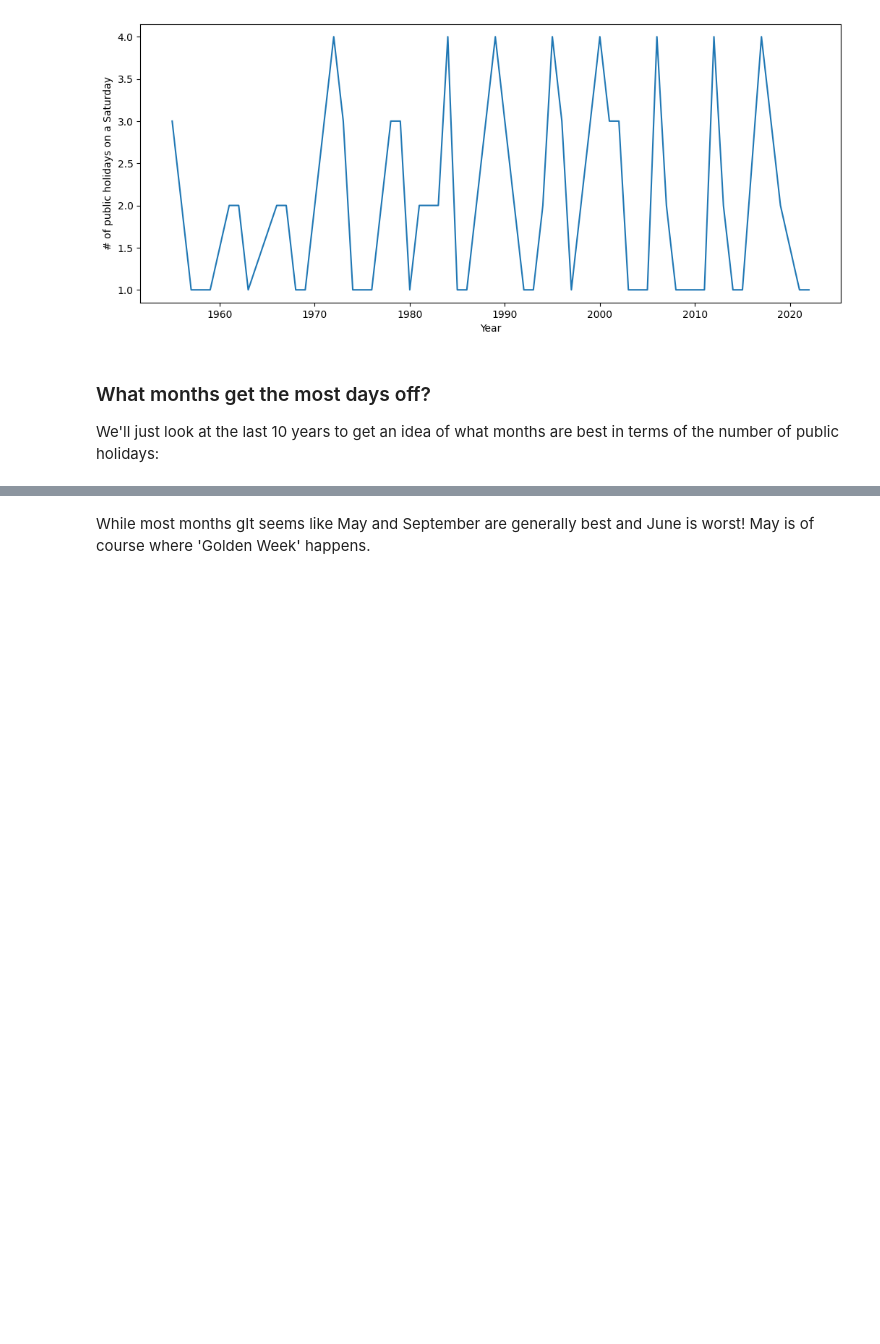
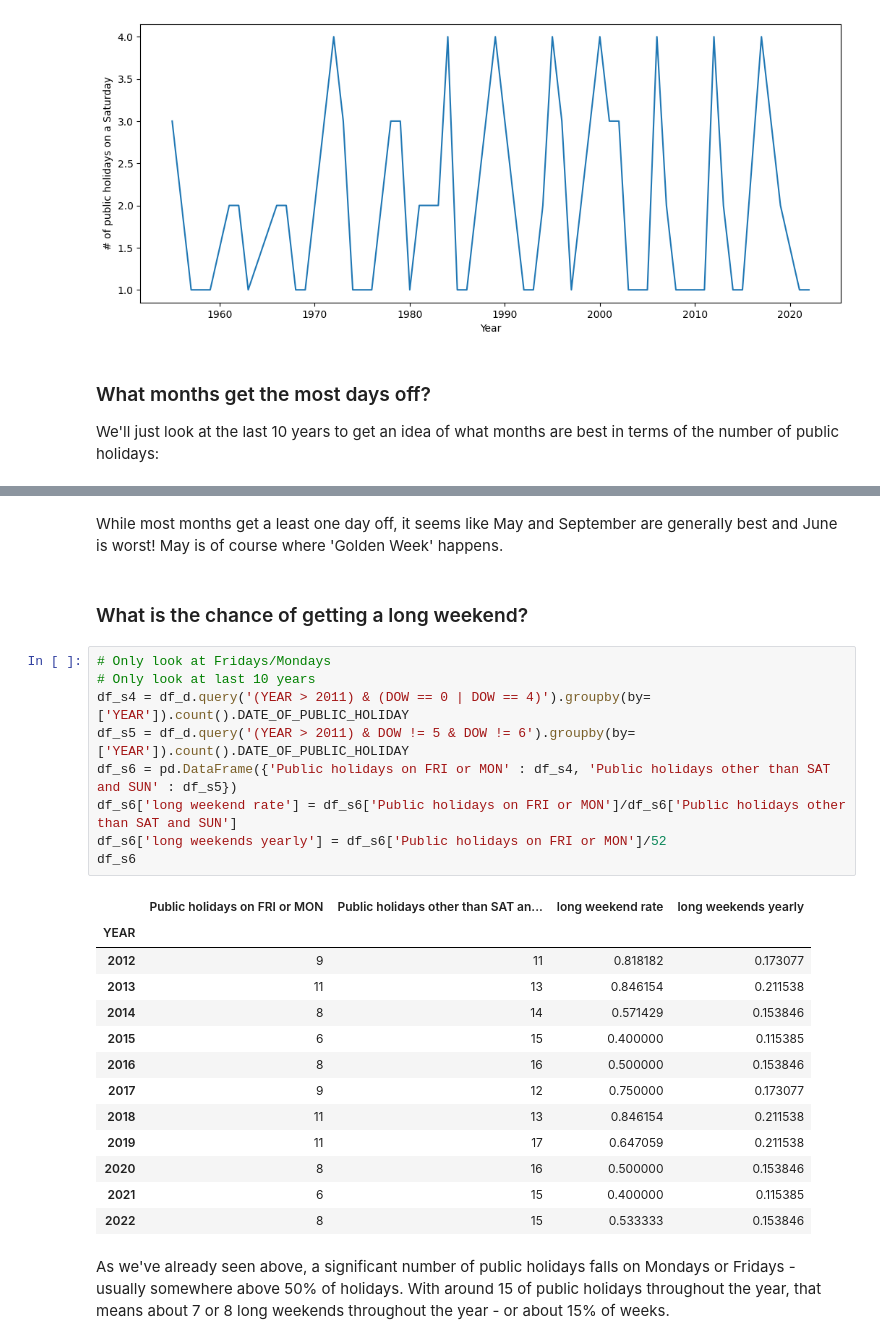
Before and after one commit to Open-Data-Japan/odj-data-public_holidays, a Jupyter notebook: sample-analysis/jupyter-odj-data-public_holidays.ipynb, the cells around one changed output, grey strips where cells are left out. Drawn from its saved outputs; the diff is of its cells as text; blank space fills up the shorter version.

Commit message:
How many long weekends?

```diff
--- a/sample-analysis/jupyter-odj-data-public_holidays.ipynb
+++ b/sample-analysis/jupyter-odj-data-public_holidays.ipynb
@@ -201,2 +201,29 @@ pass
 # %% [markdown]
-While most months gIt seems like May and September are generally best and June is worst! May is of course where 'Golden Week' happens.
+While most months get a least one day off, it seems like May and September are generally best and June is worst! May is of course where 'Golden Week' happens.
+# %% [markdown]
+### What is the chance of getting a long weekend?
+# %%
+# Only look at Fridays/Mondays
+# Only look at last 10 years
+df_s4 = df_d.query('(YEAR > 2011) & (DOW == 0 | DOW == 4)').groupby(by=['YEAR']).count().DATE_OF_PUBLIC_HOLIDAY
+df_s5 = df_d.query('(YEAR > 2011) & DOW != 5 & DOW != 6').groupby(by=['YEAR']).count().DATE_OF_PUBLIC_HOLIDAY
+df_s6 = pd.DataFrame({'Public holidays on FRI or MON' : df_s4, 'Public holidays other than SAT and SUN' : df_s5})
+df_s6['long weekend rate'] = df_s6['Public holidays on FRI or MON']/df_s6['Public holidays other than SAT and SUN']
+df_s6['long weekends yearly'] = df_s6['Public holidays on FRI or MON']/52
+df_s6
+# %% [output]
+|  | Public holidays on FRI or MON | Public holidays other than SAT an... | long weekend rate | long weekends yearly |
+| YEAR |  |  |  |  |
+| 2012 | 9 | 11 | 0.818182 | 0.173077 |
+| 2013 | 11 | 13 | 0.846154 | 0.211538 |
+| 2014 | 8 | 14 | 0.571429 | 0.153846 |
+| 2015 | 6 | 15 | 0.400000 | 0.115385 |
+| 2016 | 8 | 16 | 0.500000 | 0.153846 |
+| 2017 | 9 | 12 | 0.750000 | 0.173077 |
+| 2018 | 11 | 13 | 0.846154 | 0.211538 |
+| 2019 | 11 | 17 | 0.647059 | 0.211538 |
+| 2020 | 8 | 16 | 0.500000 | 0.153846 |
+| 2021 | 6 | 15 | 0.400000 | 0.115385 |
+| 2022 | 8 | 15 | 0.533333 | 0.153846 |
+# %% [markdown]
+As we've already seen above, a significant number of public holidays falls on Mondays or Fridays - usually somewhere above 50% of holidays. With around 15 of public holidays throughout the year, that means about 7 or 8 long weekends throughout the year - or about 15% of weeks.
```
Also changed, not shown: parts of 2 cells of this notebook.
